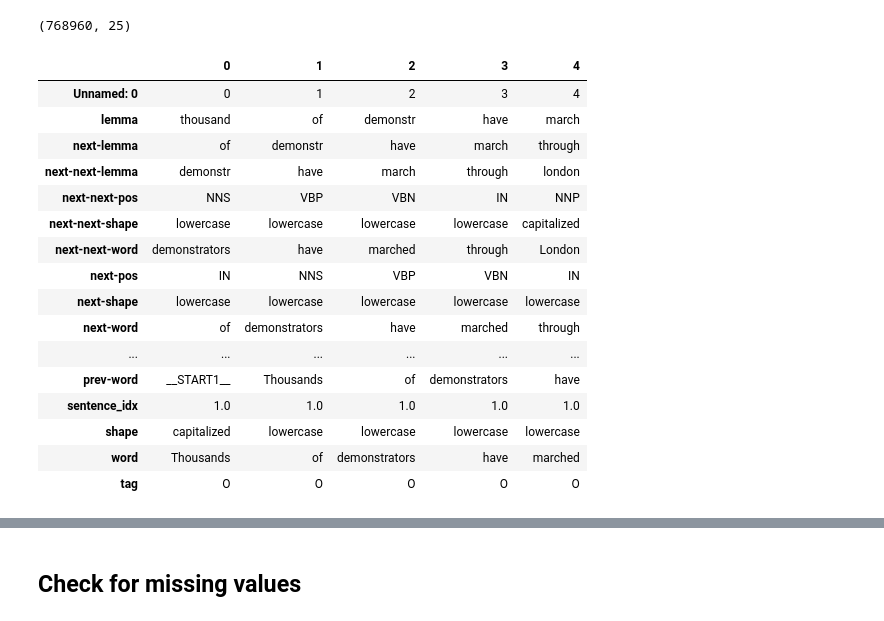
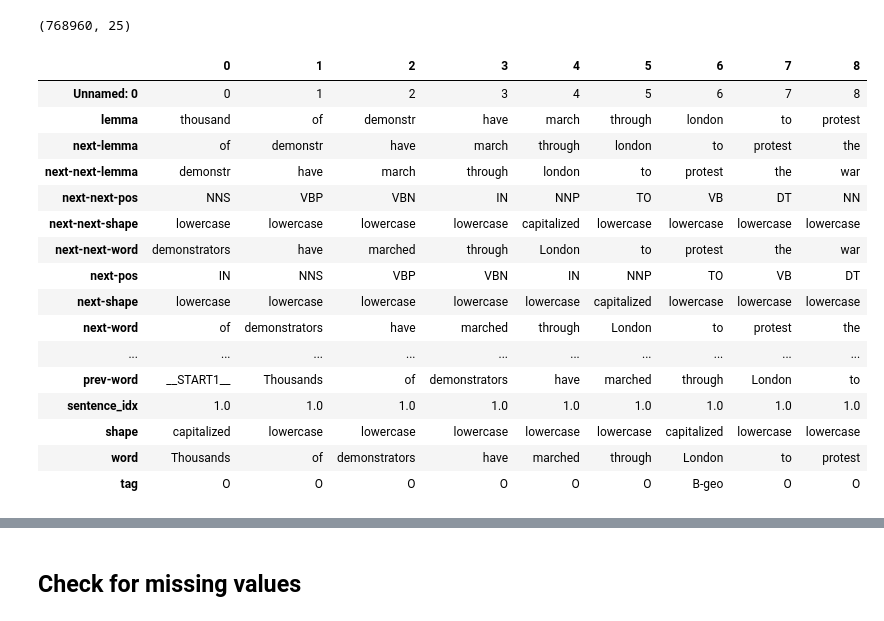
Before and after one commit to rafael-ariascalles/nlp-glg-clustering-pipeline, a Jupyter notebook: notebooks/dataUnderstandingNER.ipynb, the cells around one changed output, grey strips where cells are left out. Saved outputs shown, nothing was run; the diff lists cells and outputs as text; code cells hidden in the pictures.

```diff
--- a/notebooks/dataUnderstandingNER.ipynb
+++ b/notebooks/dataUnderstandingNER.ipynb
@@ -9,25 +11,25 @@ df.shape
 # %% [output]
 (768960, 25)
 # %%
-df.head().T
+df.head(9).T
 # %% [output]
-|  | 0 | 1 | 2 | 3 | 4 |
-| Unnamed: 0 | 0 | 1 | 2 | 3 | 4 |
-| lemma | thousand | of | demonstr | have | march |
-| next-lemma | of | demonstr | have | march | through |
-| next-next-lemma | demonstr | have | march | through | london |
-| next-next-pos | NNS | VBP | VBN | IN | NNP |
-| next-next-shape | lowercase | lowercase | lowercase | lowercase | capitalized |
-| next-next-word | demonstrators | have | marched | through | London |
-| next-pos | IN | NNS | VBP | VBN | IN |
-| next-shape | lowercase | lowercase | lowercase | lowercase | lowercase |
-| next-word | of | demonstrators | have | marched | through |
-| ... | ... | ... | ... | ... | ... |
-| prev-word | __START1__ | Thousands | of | demonstrators | have |
-| sentence_idx | 1.0 | 1.0 | 1.0 | 1.0 | 1.0 |
-| shape | capitalized | lowercase | lowercase | lowercase | lowercase |
-| word | Thousands | of | demonstrators | have | marched |
-| tag | O | O | O | O | O |
+|  | 0 | 1 | 2 | 3 | 4 | 5 | 6 | 7 | 8 |
+| Unnamed: 0 | 0 | 1 | 2 | 3 | 4 | 5 | 6 | 7 | 8 |
+| lemma | thousand | of | demonstr | have | march | through | london | to | protest |
+| next-lemma | of | demonstr | have | march | through | london | to | protest | the |
+| next-next-lemma | demonstr | have | march | through | london | to | protest | the | war |
+| next-next-pos | NNS | VBP | VBN | IN | NNP | TO | VB | DT | NN |
+| next-next-shape | lowercase | lowercase | lowercase | lowercase | capitalized | lowercase | lowercase | lowercase | lowercase |
+| next-next-word | demonstrators | have | marched | through | London | to | protest | the | war |
+| next-pos | IN | NNS | VBP | VBN | IN | NNP | TO | VB | DT |
+| next-shape | lowercase | lowercase | lowercase | lowercase | lowercase | capitalized | lowercase | lowercase | lowercase |
+| next-word | of | demonstrators | have | marched | through | London | to | protest | the |
+| ... | ... | ... | ... | ... | ... | ... | ... | ... | ... |
+| prev-word | __START1__ | Thousands | of | demonstrators | have | marched | through | London | to |
+| sentence_idx | 1.0 | 1.0 | 1.0 | 1.0 | 1.0 | 1.0 | 1.0 | 1.0 | 1.0 |
+| shape | capitalized | lowercase | lowercase | lowercase | lowercase | lowercase | capitalized | lowercase | lowercase |
+| word | Thousands | of | demonstrators | have | marched | through | London | to | protest |
+| tag | O | O | O | O | O | O | B-geo | O | O |
 # %%
 df.dtypes
 # %% [output]
```
Also changed, not shown: parts of 9 cells of this notebook.
